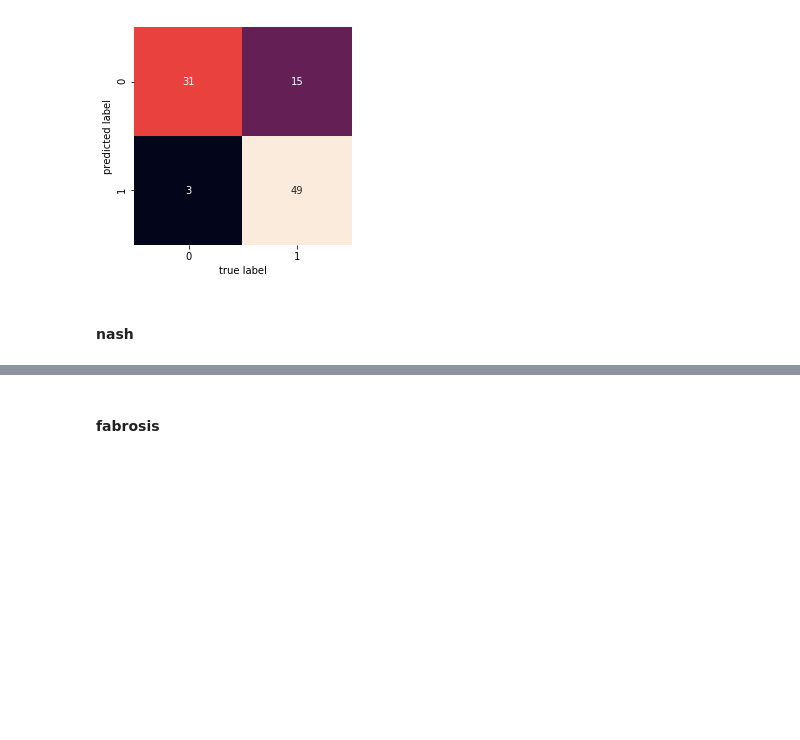
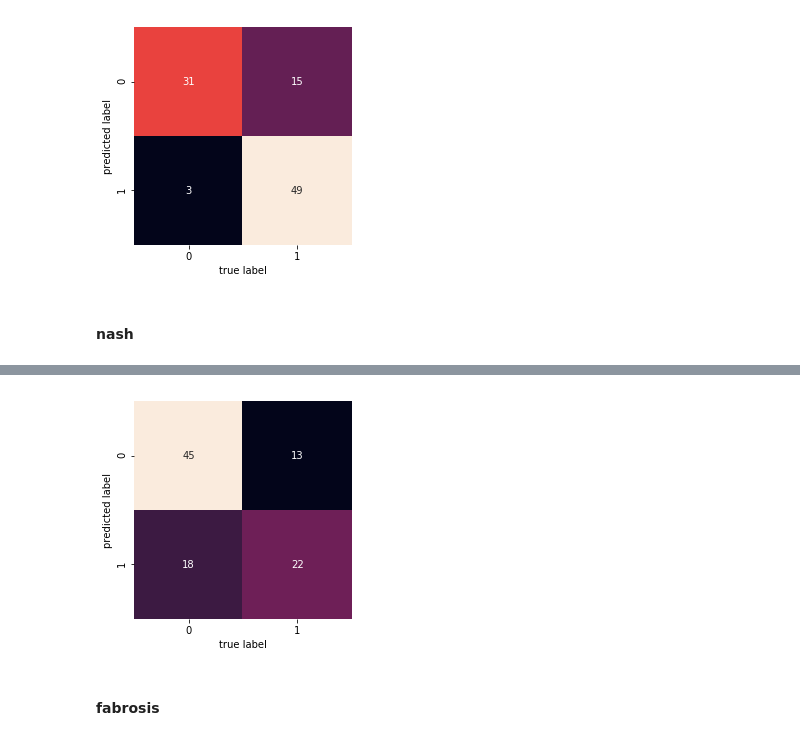
Before and after one commit to mayinghan/NAFLD, a Jupyter notebook: data_analysis.ipynb, the cells around one changed output, grey strips where cells are left out. Cells and saved outputs as stored; diff of their text form; code cells hidden in the pictures; blank space fills up the shorter version.

```diff
--- a/data_analysis.ipynb
+++ b/data_analysis.ipynb
@@ -222,2 +251,7 @@ make_confusion_matrix(test_y_nafld, preds)
+# %%
+preds = get_binary_cls_precision_recall_f1(test_y_nash, pred_result, list(filter(lambda x: x==1, clf.classes_))[0], cut_off)[1]
+make_confusion_matrix(test_y_nash, preds)
+# %% [output]
+[figure, added]
 # %% [markdown]
 #### fabrosis
```
Also changed, not shown: parts of 40 cells of this notebook.
